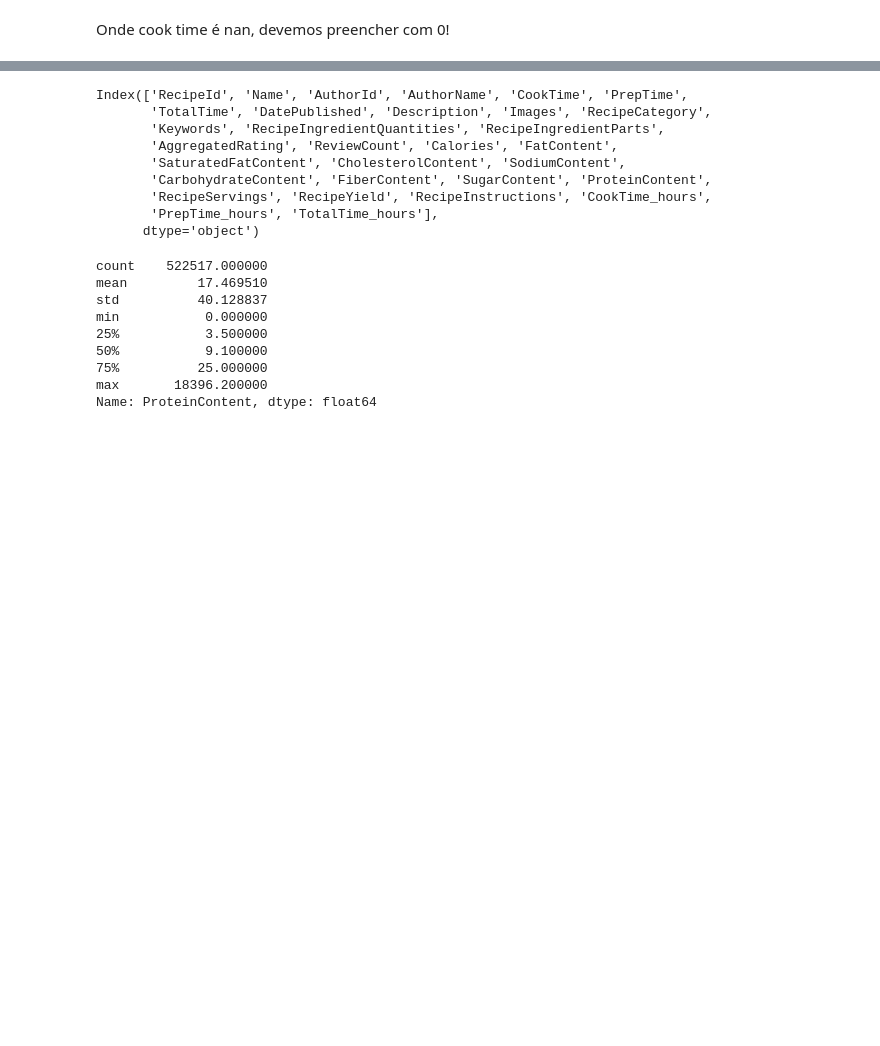
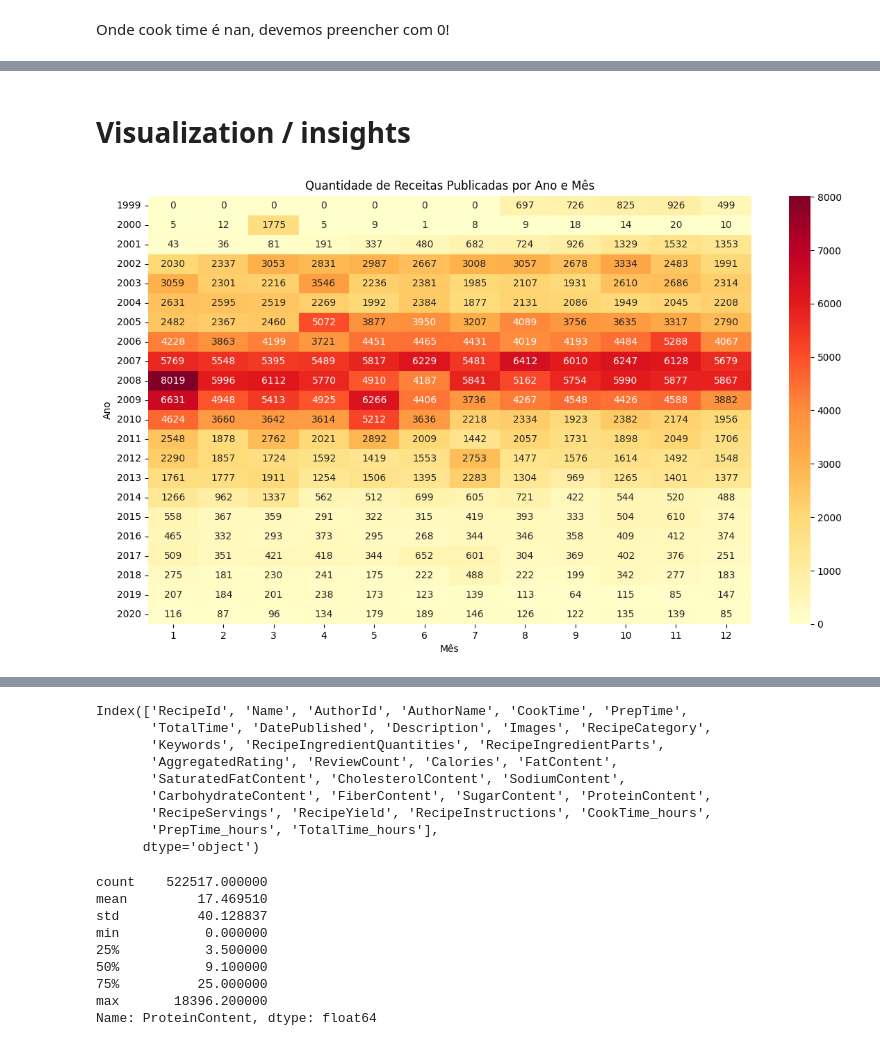
Before and after one commit to thais13bm/food-data-visualization, a Jupyter notebook: preprocessing.ipynb, the cells around one changed output, grey strips where cells are left out. Drawn from its saved outputs; the diff is of its cells as text; code cells hidden in the pictures; blank space fills up the shorter version.

```diff
--- a/preprocessing.ipynb
+++ b/preprocessing.ipynb
@@ -90,0 +77,3 @@ Onde cook time é nan, devemos preencher com 0!
+# %%
+df['DatePublished_format'] = pd.to_datetime(df['DatePublished'])
+df['DatePublished_format'].head()
@@ -90,0 +87,17 @@ Onde cook time é nan, devemos preencher com 0!
+# %% [markdown]
+# Visualization / insights
+# %%
+# Agrupa por ano e mês e conta as receitas
+df['year'] = df['DatePublished_format'].dt.year
+df['month'] = df['DatePublished_format'].dt.month
+
+recipes_by_year_month = df.groupby(['year', 'month']).size().unstack(fill_value=0)
+
+plt.figure(figsize=(14,8))
+sns.heatmap(recipes_by_year_month, cmap='YlOrRd', annot=True, fmt='d')
+plt.title('Quantidade de Receitas Publicadas por Ano e Mês')
+plt.xlabel('Mês')
+plt.ylabel('Ano')
+plt.show()
+# %% [output]
+[figure, added]
```
Also changed, not shown: parts of 33 cells of this notebook.
